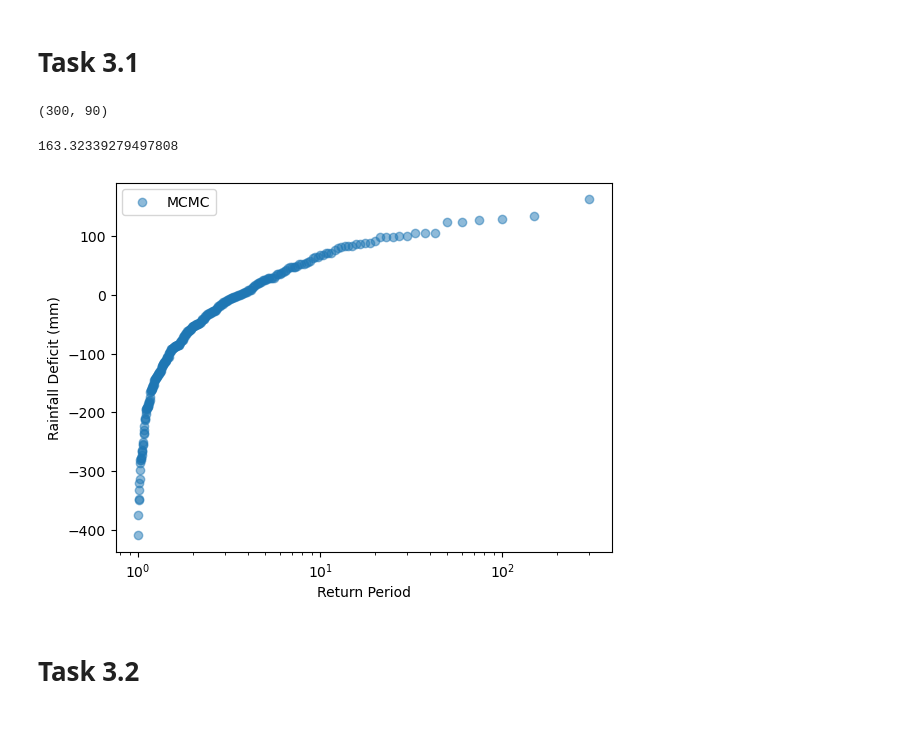
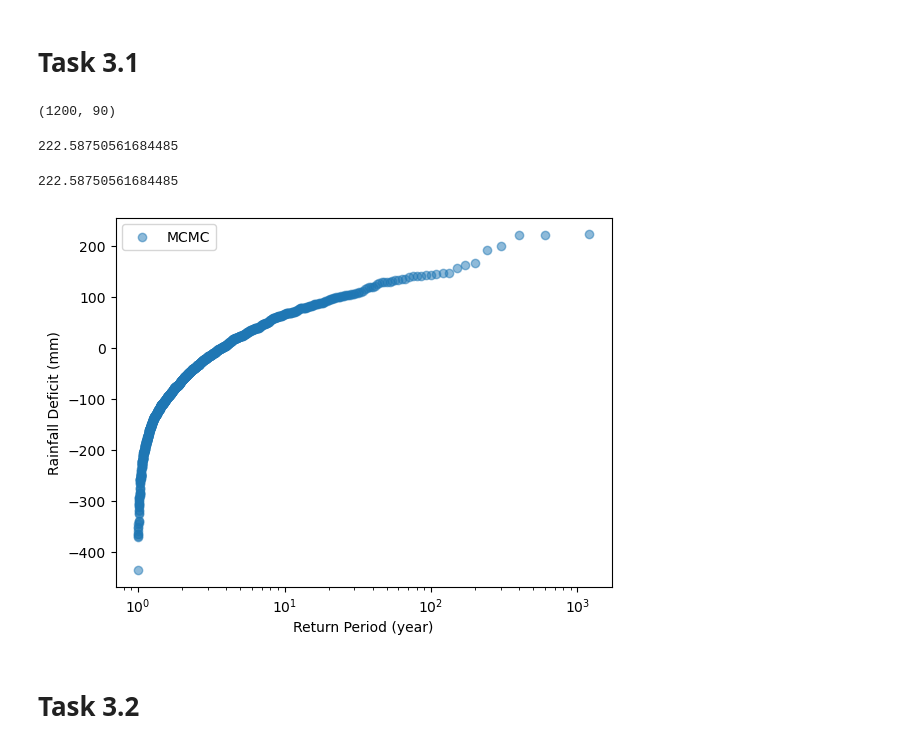
Before and after one commit to NiuZhixiao/Bootcamp, a Jupyter notebook: 2023_PREP-NexT_Summer_Bootcamp_Topic6/Bootcamp_6.ipynb, the cells around one changed output. Drawn from its saved outputs; the diff is of its cells as text; code cells hidden in the pictures.

```diff
--- a/2023_PREP-NexT_Summer_Bootcamp_Topic6/Bootcamp_6.ipynb
+++ b/2023_PREP-NexT_Summer_Bootcamp_Topic6/Bootcamp_6.ipynb
@@ -298,9 +298,10 @@ plt.savefig('figures/cdf_average.jpg')
 # %%
 # MCMC
 T = 90
-rp = 300
+rp = 1200
 
 rain_state = np.zeros([rp, T])
+
 
 for i in range(rp):
 
@@ -311,13 +312,13 @@ for i in range(rp):
 
 rain_state.shape
 # %% [output]
-(300, 90)
+(1200, 90)
 # %%
 deficit_MCMC = 90 * np.mean(DJF_mean[:, 1]) - np.sum(rain_state, axis = 1)
 # %%
 np.max(deficit_MCMC)
 # %% [output]
-163.32339279497808
+222.58750561684485
 # %%
 sort = np.ones([rp, 1])
 
@@ -330,14 +331,18 @@ for i in range(rp):
             sort[i] += 1
 
 rp_5d_MCMC = rp / sort
+# %%
+np.sum(deficit_MCMC.reshape(deficit_MCMC.shape[0], 1) * (sort == 1))
+# %% [output]
+222.58750561684485
 # %%
-plt.scatter(rp_5d_MCMC, deficit_MCMC, alpha = 0.5, label = 'MCMC')
+plt.scatter(rp_5d_MCMC[:, 0], deficit_MCMC, alpha = 0.5, label = 'MCMC')
 plt.legend()
-plt.xlabel('Return Period')
+plt.xlabel('Return Period (year)')
 plt.ylabel('Rainfall Deficit (mm)')
 plt.xscale('log')
 plt.savefig('figures/MCMC_300y.jpg')
 # %% [output]
-[figure, old version]
+[figure, new version]
 # %% [markdown]
 # Task 3.2
```
Also changed, not shown: parts of 25 cells of this notebook.
